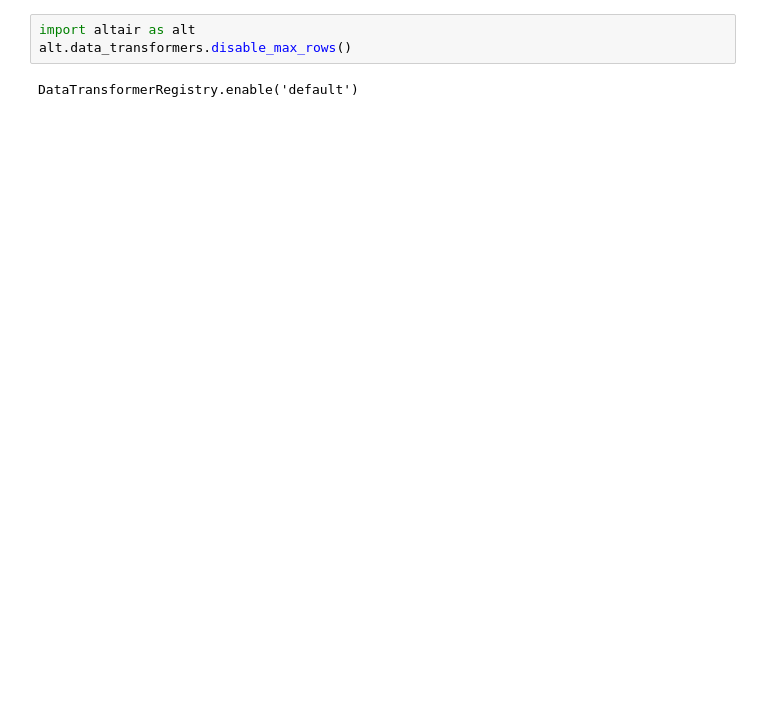
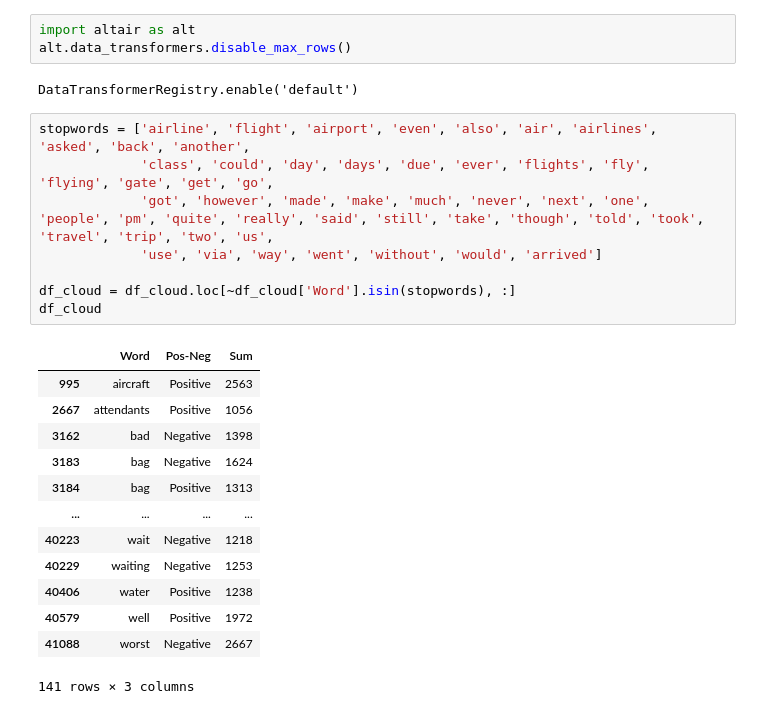
Before and after one commit to JoeyScolponeti/Airline_reviews.github.io, a Jupyter notebook: sentiment_wordcloud.ipynb, the cells around one changed output. Cells and saved outputs as stored; diff of their text form; blank space fills up the shorter version.

Commit message:
word cloud fix

```diff
--- a/sentiment_wordcloud.ipynb
+++ b/sentiment_wordcloud.ipynb
@@ -132,6 +132,28 @@ import altair as alt
 alt.data_transformers.disable_max_rows()
 # %% [output]
 DataTransformerRegistry.enable('default')
+# %%
+stopwords = ['airline', 'flight', 'airport', 'even', 'also', 'air', 'airlines', 'asked', 'back', 'another',
+             'class', 'could', 'day', 'days', 'due', 'ever', 'flights', 'fly', 'flying', 'gate', 'get', 'go',
+             'got', 'however', 'made', 'make', 'much', 'never', 'next', 'one', 'people', 'pm', 'quite', 'really', 'said', 'still', 'take', 'though', 'told', 'took', 'travel', 'trip', 'two', 'us',
+             'use', 'via', 'way', 'went', 'without', 'would', 'arrived']
+
+df_cloud = df_cloud.loc[~df_cloud['Word'].isin(stopwords), :]
+df_cloud
+# %% [output]
+|  | Word | Pos-Neg | Sum |
+| 995 | aircraft | Positive | 2563 |
+| 2667 | attendants | Positive | 1056 |
+| 3162 | bad | Negative | 1398 |
+| 3183 | bag | Negative | 1624 |
+| 3184 | bag | Positive | 1313 |
+| ... | ... | ... | ... |
+| 40223 | wait | Negative | 1218 |
+| 40229 | waiting | Negative | 1253 |
+| 40406 | water | Positive | 1238 |
+| 40579 | well | Positive | 1972 |
+| 41088 | worst | Negative | 2667 |
+141 rows × 3 columns
 # %%
 import warnings
 warnings.filterwarnings('ignore')
```
Also changed, not shown: parts of 4 cells of this notebook, 3 other files.
